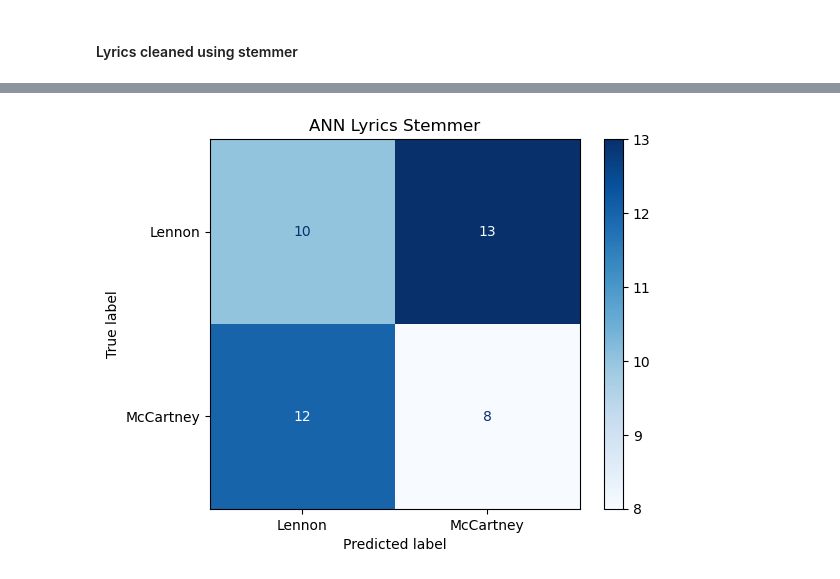
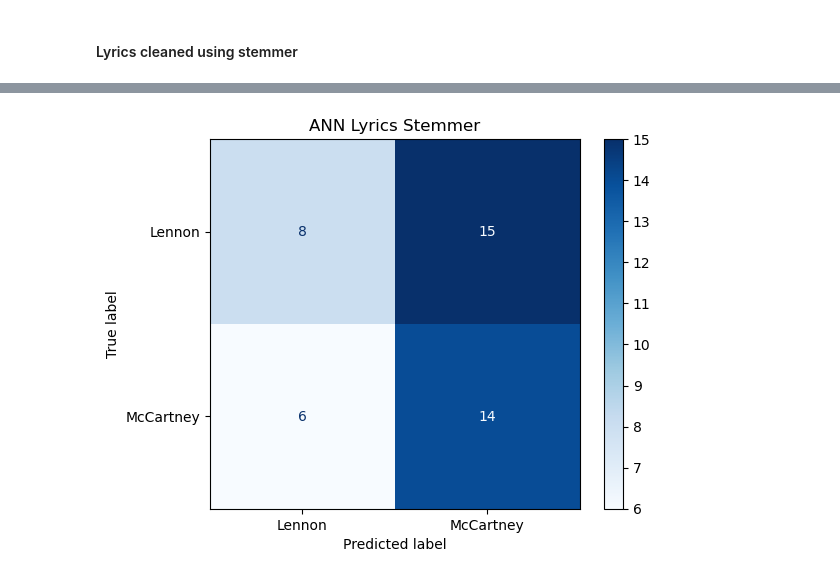
Before and after one commit to maedeetg/INFO5653_Project, a Jupyter notebook: NN.ipynb, the cells around one changed output, grey strips where cells are left out. Cells and saved outputs as stored; diff of their text form; code cells hidden in the pictures.

```diff
--- a/NN.ipynb
+++ b/NN.ipynb
@@ -713,13 +828,26 @@ print("The shape of y_test_lyrics3 is: ", y_test_lyrics3.shape, "\n")
 # We need to one-hot-encode the labels
 encoder = OneHotEncoder(sparse_output=False)
 y_train_one_hot_lyrics3 = encoder.fit_transform(y_train_lyrics3)
-y_test_one_hot_lyrics3 = encoder.fit_transform(y_test_lyrics3)
+y_test_one_hot_lyrics3 = encoder.transform(y_test_lyrics3)
 
 # Need to change datatypes so they are compataible for keras later
 x_train = np.array(x_train_lyrics3, dtype=np.float32)
 y_train = np.array(y_train_one_hot_lyrics3, dtype=np.float32)
 x_test = np.array(x_test_lyrics3, dtype=np.float32)
 y_test = np.array(y_test_one_hot_lyrics3, dtype=np.float32)
+
+# after one-hot-encode
+print("The first value of x_train_lyrics1 is: \n", x_train[0])
+print("The shape of x_train is: ", x_train.shape, "\n")
+
+print("The first value of y_train_lyrics1 is: ", y_train[0])
+print("The shape of y_train is: ", y_train.shape, "\n")
+
+print("The first value of x_test_lyrics1 is: \n", x_test[0])
+print("The shape of x_test is: ", x_test.shape, "\n")
+
+print("The first value of y_test_lyrics1 is: ", y_test[0])
+print("The shape of y_test is: ", y_test.shape, "\n")
 # %% [output]
 The first value of x_train_lyrics3 is:
  [5 0 0 0 0 0 0 0 0 1 1 0 0 0 0 0 0 0 1 0 0 0 0 0 0 0 0 0 1 0 0 0 0 9 0 1 2
@@ -814,7 +942,8 @@ Epoch 50/50
 # %%
+# TEST
+Test_Loss, Test_Accuracy = ANN.evaluate(x_test, y_test, verbose = 0)
+print(f"ANN.evaluate() accuracy: {Test_Accuracy:.4f} ANN.evaluate() loss:{Test_Loss:.4f}")
 
-# TEST
-Test_Loss, Test_Accuracy = ANN.evaluate(x_test, y_test)
 
 # PREDICT & CONFUSION MATRIX
 predictions = ANN.predict(x_test)
@@ -834 +963 @@ plt.show()
-[figure, old version]
+[figure, new version]
```
Also changed, not shown: parts of 39 cells of this notebook.
